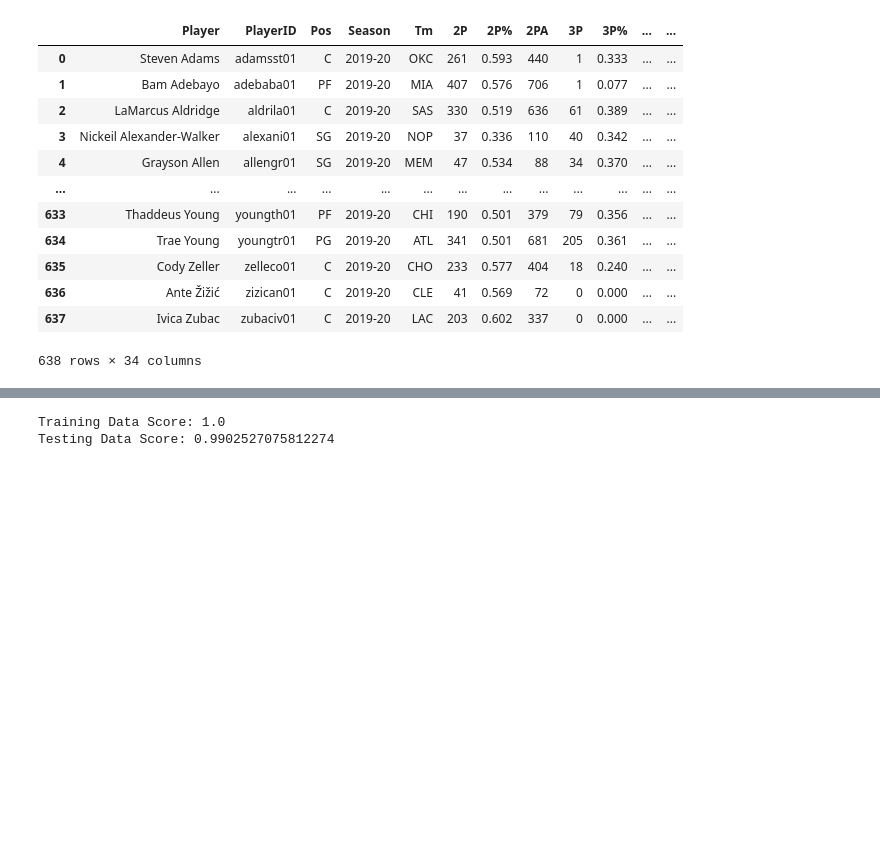
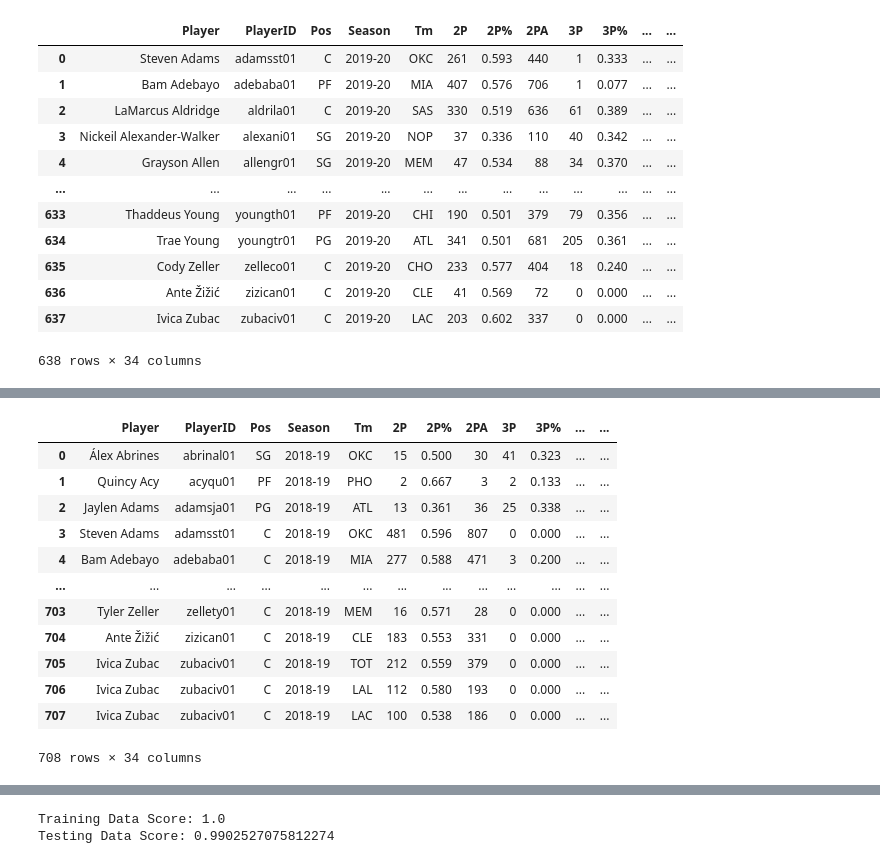
Before and after one commit to RU-DataScience-Group5/BasketballML, a Jupyter notebook: AllPlayerMVP_KNN_Predictions.ipynb, the cells around one changed output, grey strips where cells are left out. Cells and saved outputs as stored; diff of their text form; code cells hidden in the pictures; blank space fills up the shorter version.

Commit message:
Ran predictions for MVP for prior 3 seasons. Also started new notebook to plot correlations of stats.

```diff
--- a/AllPlayerMVP_KNN_Predictions.ipynb
+++ b/AllPlayerMVP_KNN_Predictions.ipynb
@@ -10,4 +10,6 @@ mvp = mvp.drop("Table Name", axis = 1)
 mvp
 mvp_2020 = mvp.loc[mvp["Season"] == "2019-20"]
 mvp = mvp.loc[mvp["Season"] != "2019-20"]
-mvp_2020
+mvp_2019 = mvp.loc[mvp["Season"] == "2018-19"]
+mvp_2018 = mvp.loc[mvp["Season"] == "2017-18"]
+mvp_2017 = mvp.loc[mvp["Season"] == "2016-17"]
@@ -103,0 +55,17 @@ candidates
+# %%
+mvp_2019 = pd.merge(mvp_2019, mvp_votes, how='left', on=["Player", "Season"])
+mvp_2019
+# %% [output]
+|  | Player | PlayerID | Pos | Season | Tm | 2P | 2P% | 2PA | 3P | 3P% | ... | ... |
+| 0 | Álex Abrines | abrinal01 | SG | 2018-19 | OKC | 15 | 0.500 | 30 | 41 | 0.323 | ... | ... |
+| 1 | Quincy Acy | acyqu01 | PF | 2018-19 | PHO | 2 | 0.667 | 3 | 2 | 0.133 | ... | ... |
+| 2 | Jaylen Adams | adamsja01 | PG | 2018-19 | ATL | 13 | 0.361 | 36 | 25 | 0.338 | ... | ... |
+| 3 | Steven Adams | adamsst01 | C | 2018-19 | OKC | 481 | 0.596 | 807 | 0 | 0.000 | ... | ... |
+| 4 | Bam Adebayo | adebaba01 | C | 2018-19 | MIA | 277 | 0.588 | 471 | 3 | 0.200 | ... | ... |
+| ... | ... | ... | ... | ... | ... | ... | ... | ... | ... | ... | ... | ... |
+| 703 | Tyler Zeller | zellety01 | C | 2018-19 | MEM | 16 | 0.571 | 28 | 0 | 0.000 | ... | ... |
+| 704 | Ante Žižić | zizican01 | C | 2018-19 | CLE | 183 | 0.553 | 331 | 0 | 0.000 | ... | ... |
+| 705 | Ivica Zubac | zubaciv01 | C | 2018-19 | TOT | 212 | 0.559 | 379 | 0 | 0.000 | ... | ... |
+| 706 | Ivica Zubac | zubaciv01 | C | 2018-19 | LAL | 112 | 0.580 | 193 | 0 | 0.000 | ... | ... |
+| 707 | Ivica Zubac | zubaciv01 | C | 2018-19 | LAC | 100 | 0.538 | 186 | 0 | 0.000 | ... | ... |
+708 rows × 34 columns
```
Also changed, not shown: parts of 34 cells of this notebook, 1 other file.
